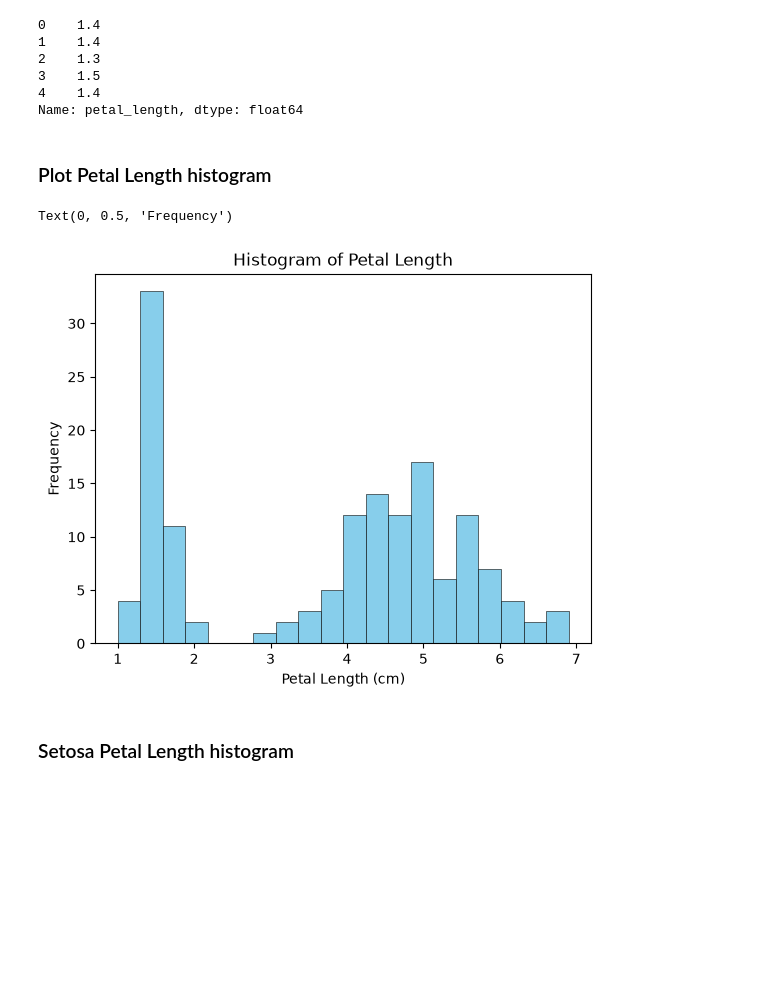
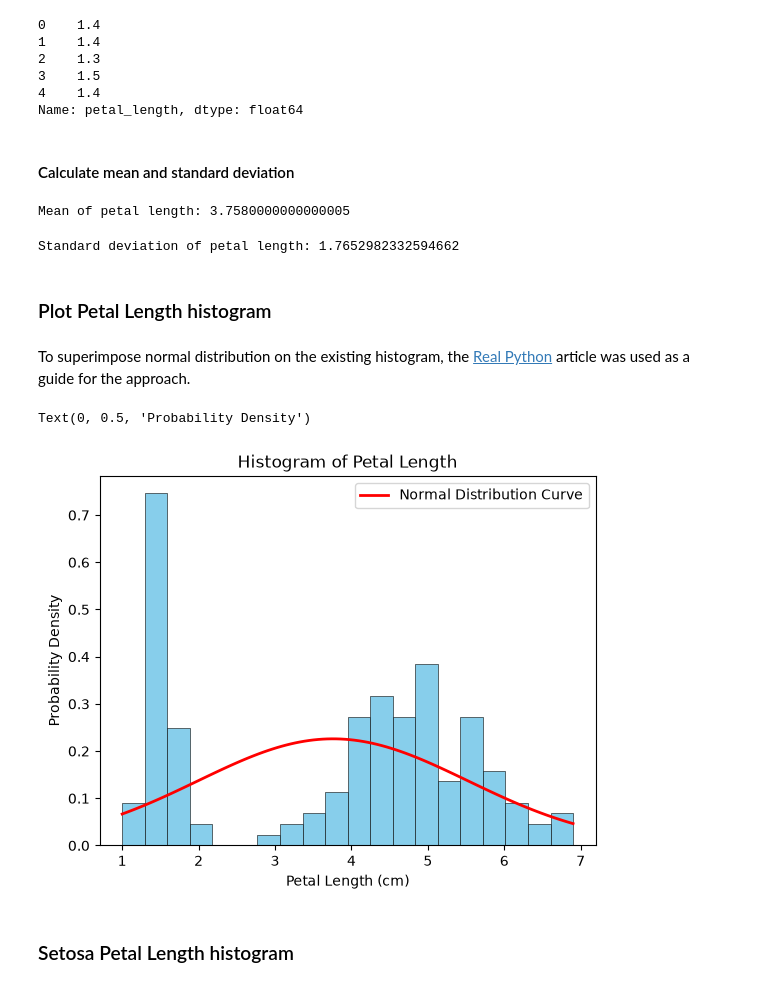
Before and after one commit to Oksyyy/applied-statistics, a Jupyter notebook: problems.ipynb, the cells around one changed output. Drawn from its saved outputs; the diff is of its cells as text; code cells hidden in the pictures; blank space fills up the shorter version.

Commit message:
Added mean and std for overall petal length and superimposed a normal distribution over an existing histogram.

```diff
--- a/problems.ipynb
+++ b/problems.ipynb
@@ -39,18 +44,55 @@ petal_length[0:5]
 3    1.5
 4    1.4
 Name: petal_length, dtype: float64
+# %% [markdown]
+#### Calculate mean and standard deviation
+# %%
+# Mean of petal length
+mean = petal_length.mean()
+
+# Show
+print('Mean of petal length:', mean)
+# %% [output]
+Mean of petal length: 3.7580000000000005
+# %%
+# Standard deviation of petal length
+st_dev = petal_length.std()
+
+# Show
+print('Standard deviation of petal length:', st_dev)
+# %% [output]
+Standard deviation of petal length: 1.7652982332594662
 # %% [markdown]
 ### Plot Petal Length histogram
+# %% [markdown]
+To superimpose normal distribution on the existing histogram, the [Real Python](https://realpython.com/numpy-random-normal/#specify-the-mean-and-standard-deviation) article was used as a guide for the approach.
 # %%
 # Petal length histogram
-plt.hist(petal_length, bins=20, color='skyblue', edgecolor='black', linewidth=0.4)
+plt.hist(petal_length, bins=20, density=True, color='skyblue', edgecolor='black', linewidth=0.4)
+
+# Generate x values for the normal distribution curve
+x = np.linspace(petal_length.min(), petal_length.max(), 100)
+
+# Generate y values for the normal distribution curve
+y = stats.norm.pdf(x, loc=mean, scale=st_dev)
+
+# Plot the normal distribution curve
+plt.plot(x, y, color='red', linewidth=2, label='Normal Distribution Curve')
+
 # Add title and labels
 plt.title('Histogram of Petal Length')
+
+# Add legend
+plt.legend()
+
+# Add x label
 plt.xlabel('Petal Length (cm)')
-plt.ylabel('Frequency')
+
+# Add y label
+plt.ylabel('Probability Density')
 # %% [output]
-Text(0, 0.5, 'Frequency')
+Text(0, 0.5, 'Probability Density')
-[figure, old version]
+[figure, new version]
 # %% [markdown]
 ### Setosa Petal Length histogram
 # %%
```
Also changed, not shown: parts of 3 cells of this notebook.
